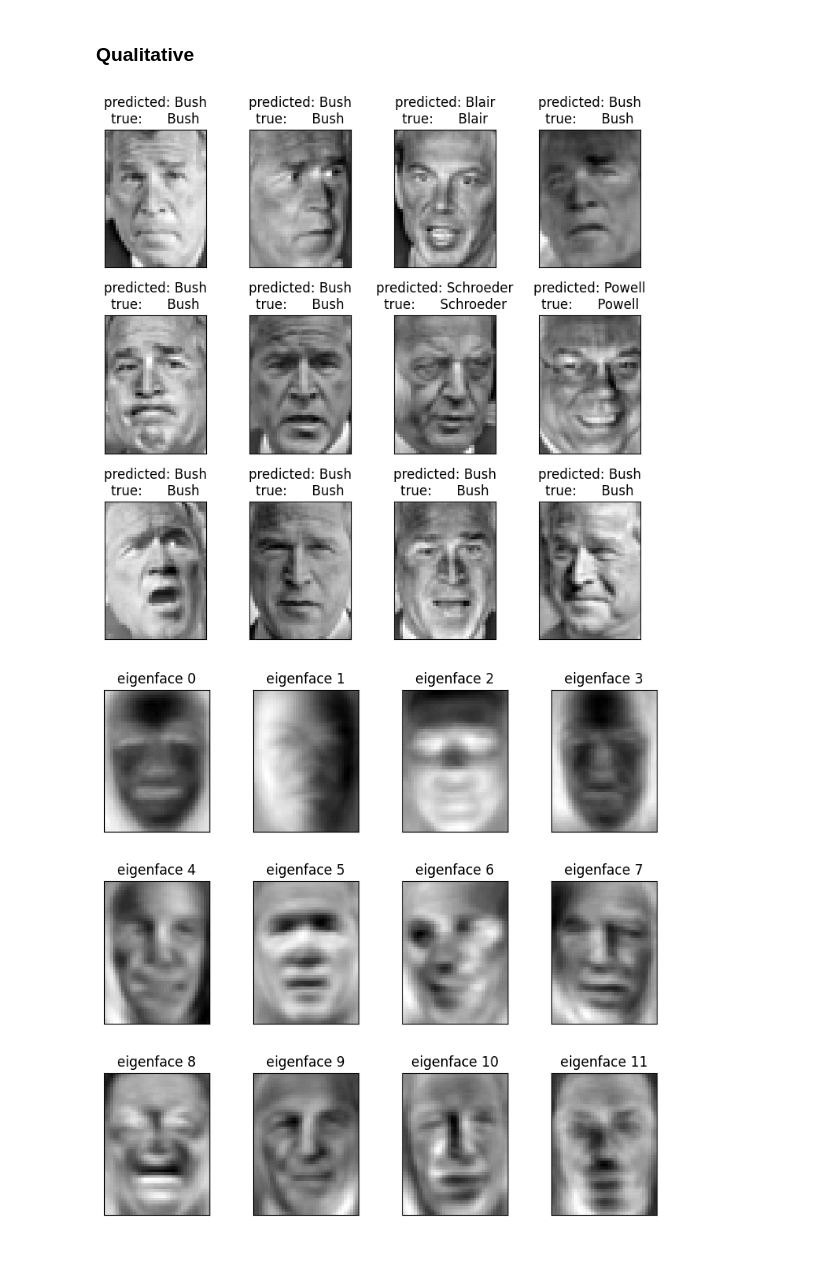
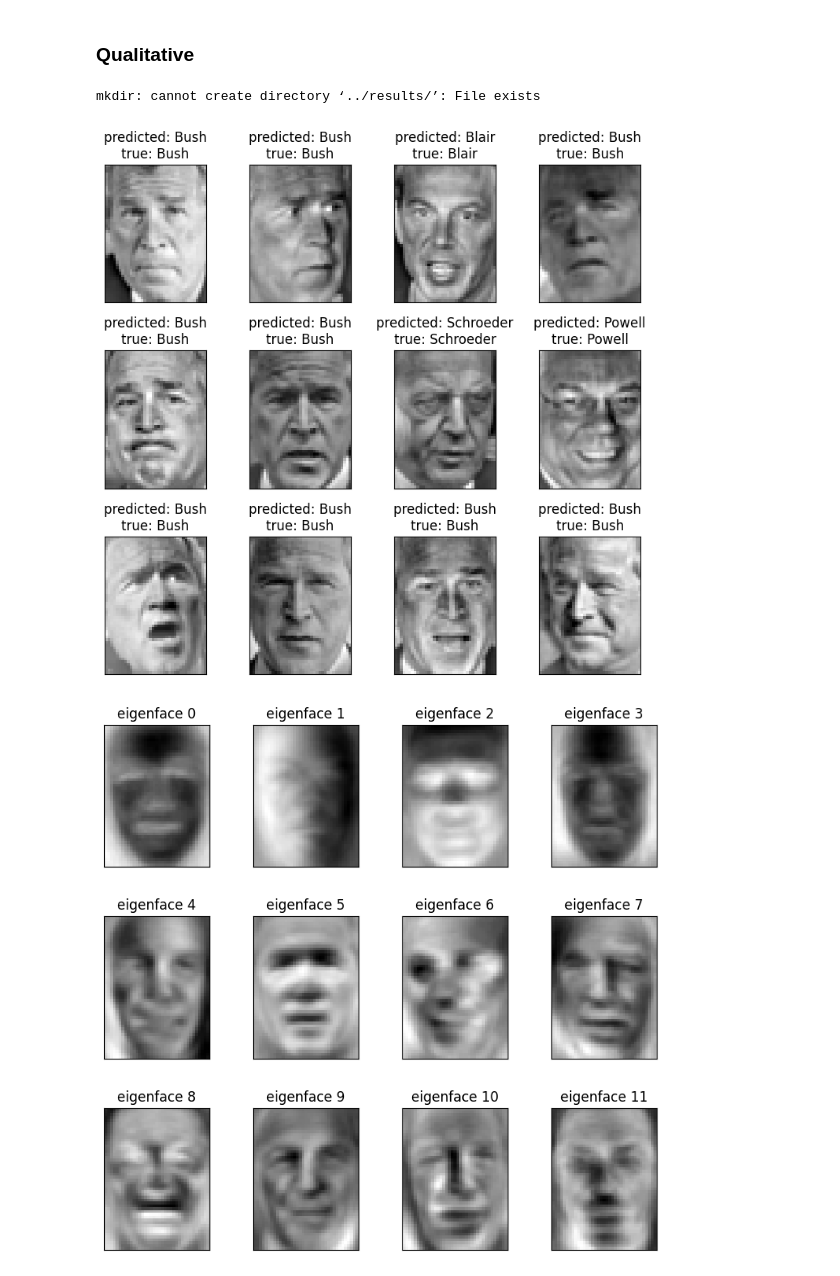
Before and after one commit to Doroteo-Arango/ml-facial-verification, a Jupyter notebook: notebooks/preprocessing.ipynb, the cells around one changed output. Saved outputs shown, nothing was run; the diff lists cells and outputs as text; code cells hidden in the pictures.

```diff
--- a/notebooks/preprocessing.ipynb
+++ b/notebooks/preprocessing.ipynb
@@ -16,7 +16,7 @@ from sklearn.datasets import fetch_lfw_people
 people = fetch_lfw_people(min_faces_per_person=70, resize=0.4)
 
 # Introspect the image arrays
-n_samples, h, w = people.images.shape
+n_samples, height, width = people.images.shape
 
 X = people.data
 n_features = X.shape[1]
@@ -79,7 +79,7 @@ print(f"done in {time() - t0}s")
 
 
 # Data Transformation
-eigenfaces = pca.components_.reshape((n_components, h, w))
+eigenfaces = pca.components_.reshape((n_components, height, width))
 
 print("Projecting input data on the eigenfaces orthonormal basis")
 
@@ -171,31 +176,49 @@ Gerhard Schroeder       1.00      0.84      0.91        25
 # %%
 # Helper functions
 def plot_gallery(images, titles, h, w, n_row = 3, n_col = 4):
+    # Plot figure
     plt.figure(figsize=(1.8 * n_col, 2.4 * n_row))
+    # Spacing for clarity
     plt.subplots_adjust(bottom=0, left=0.01, right=0.99, top=0.90, hspace=0.35)
+
+    # Iterate through each subplot
     for i in range(n_row * n_col):
+        # Create subplots
         plt.subplot(n_row, n_col, i + 1)
+        # Show image
         plt.imshow(images[i].reshape((h, w)), cmap=plt.cm.gray)
+        # Plot title & remove axes
         plt.title(titles[i], size=12)
         plt.xticks(())
         plt.yticks(())
 
+
 def title(y_pred, y_test, target_names, i):
+    # Predicted & actual names for each image
     pred_name = target_names[y_pred[i]].rsplit(" ", 1)[-1]
     true_name = target_names[y_test[i]].rsplit(" ", 1)[-1]
-    return "predicted: %s\ntrue:      %s" % (pred_name, true_name)
+
+    return f"predicted: {pred_name}\ntrue: {true_name}"
 
 
+%mkdir ../results/
+
+# Predictions...
 prediction_titles = [
     title(y_pred, y_test, target_names, i) for i in range(y_pred.shape[0])
 ]
+plot_gallery(X_test, prediction_titles, height, width)
+plt.savefig('../results/qualitative1.png')
 
-plot_gallery(X_test, prediction_titles, h, w)
-
-eigenface_titles = ["eigenface %d" % i for i in range(eigenfaces.shape[0])]
-plot_gallery(eigenfaces, eigenface_titles, h, w)
+# Eigenfaces...
+eigenface_titles = [
+    f"eigenface {i}" for i in range(eigenfaces.shape[0])
+]
+plot_gallery(eigenfaces, eigenface_titles, height, width)
+plt.savefig('../results/qualitative2.png')
 
 plt.show()
 # %% [output]
+mkdir: cannot create directory ‘../results/’: File exists
-[figure, old version]
+[figure, new version]
 [figure]
```
Also changed, not shown: parts of 3 cells of this notebook, 4 other files.
